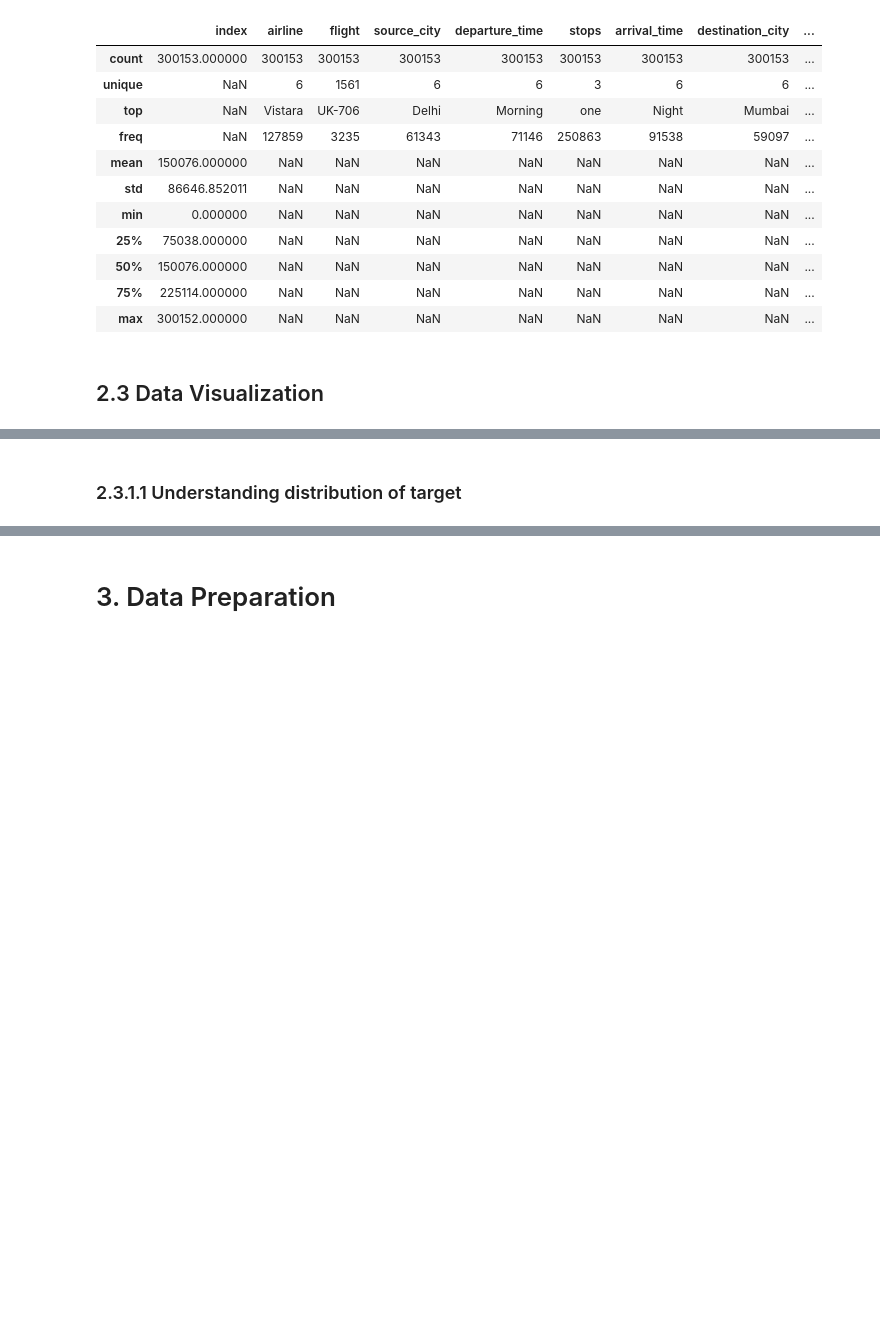
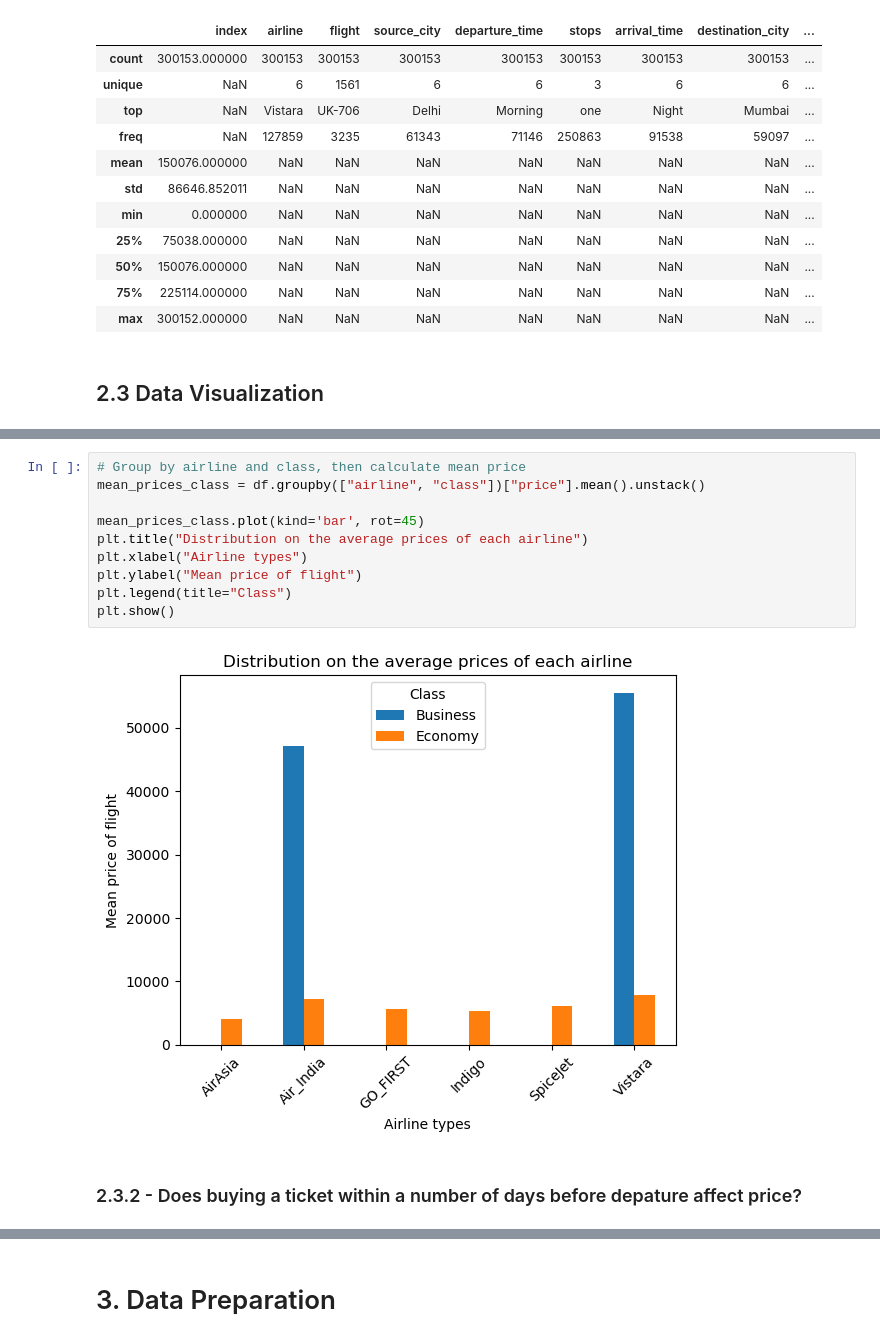
Before and after one commit to Justin-TP/mldp-project, a Jupyter notebook: MLDP Program Codes Submission Template.ipynb, the cells around one changed output, grey strips where cells are left out. Cells and saved outputs as stored; diff of their text form; blank space fills up the shorter version.

Commit message:
Implemented Data Visualization (Data Understanding)

```diff
--- a/MLDP Program Codes Submission Template.ipynb
+++ b/MLDP Program Codes Submission Template.ipynb
@@ -131,2 +135,14 @@ df.describe(include="all")
+# %%
+# Group by airline and class, then calculate mean price
+mean_prices_class = df.groupby(["airline", "class"])["price"].mean().unstack()
+
+mean_prices_class.plot(kind='bar', rot=45)
+plt.title("Distribution on the average prices of each airline")
+plt.xlabel("Airline types")
+plt.ylabel("Mean price of flight")
+plt.legend(title="Class")
+plt.show()
+# %% [output]
+[figure, added]
 # %% [markdown]
-### 2.3.1.1 Understanding distribution of target
+### 2.3.2 - Does buying a ticket within a number of days before depature affect price?
```
Also changed, not shown: parts of 17 cells of this notebook.
